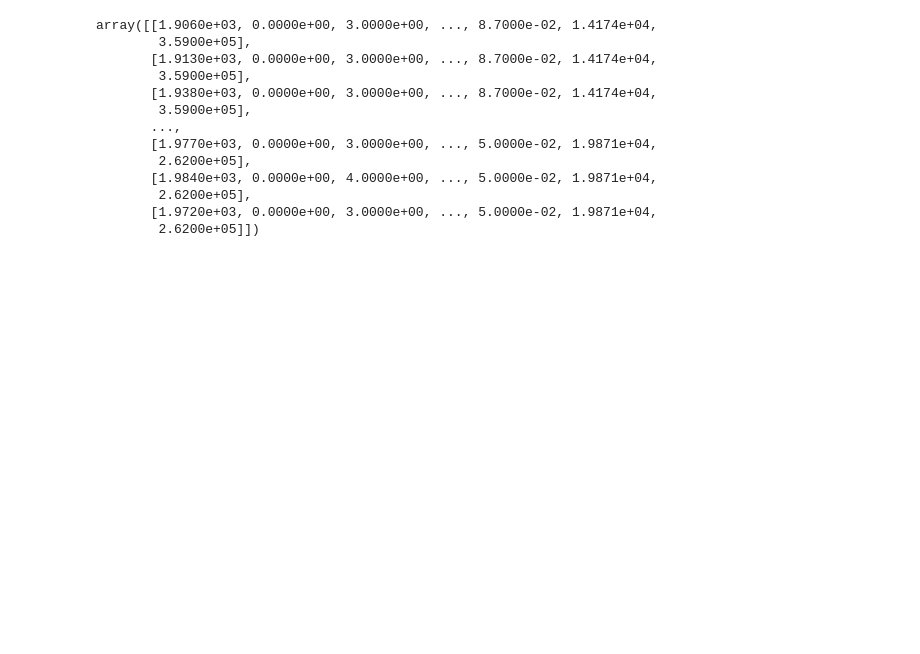
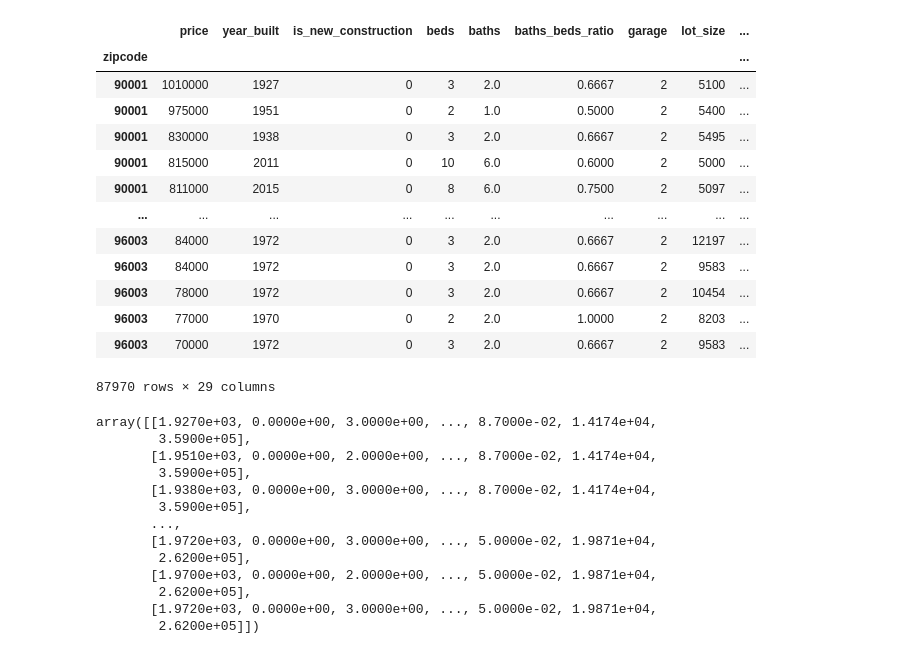
Before and after one commit to sakuraszy/STATS-170A-Group, a Jupyter notebook: Modeling/Baseline_knn.ipynb, the cells around one changed output. Saved outputs shown, nothing was run; the diff lists cells and outputs as text; code cells hidden in the pictures; blank space fills up the shorter version.

```diff
--- a/Modeling/Baseline_knn.ipynb
+++ b/Modeling/Baseline_knn.ipynb
@@ -31,18 +70,35 @@ data
+# %%
+df
+# %% [output]
+|  | price | year_built | is_new_construction | beds | baths | baths_beds_ratio | garage | lot_size | ... |
+| zipcode |  |  |  |  |  |  |  |  | ... |
+| 90001 | 1010000 | 1927 | 0 | 3 | 2.0 | 0.6667 | 2 | 5100 | ... |
+| 90001 | 975000 | 1951 | 0 | 2 | 1.0 | 0.5000 | 2 | 5400 | ... |
+| 90001 | 830000 | 1938 | 0 | 3 | 2.0 | 0.6667 | 2 | 5495 | ... |
+| 90001 | 815000 | 2011 | 0 | 10 | 6.0 | 0.6000 | 2 | 5000 | ... |
+| 90001 | 811000 | 2015 | 0 | 8 | 6.0 | 0.7500 | 2 | 5097 | ... |
+| ... | ... | ... | ... | ... | ... | ... | ... | ... | ... |
+| 96003 | 84000 | 1972 | 0 | 3 | 2.0 | 0.6667 | 2 | 12197 | ... |
+| 96003 | 84000 | 1972 | 0 | 3 | 2.0 | 0.6667 | 2 | 9583 | ... |
+| 96003 | 78000 | 1972 | 0 | 3 | 2.0 | 0.6667 | 2 | 10454 | ... |
+| 96003 | 77000 | 1970 | 0 | 2 | 2.0 | 1.0000 | 2 | 8203 | ... |
+| 96003 | 70000 | 1972 | 0 | 3 | 2.0 | 0.6667 | 2 | 9583 | ... |
+87970 rows × 29 columns
 # %%
-X = data.iloc[:, 1:].values
-y = data.iloc[:, 0].values
+X = df.iloc[:, 1:].values
+y = df.iloc[:, 0].values
 X
 # %% [output]
-array([[1.9060e+03, 0.0000e+00, 3.0000e+00, ..., 8.7000e-02, 1.4174e+04,
+array([[1.9270e+03, 0.0000e+00, 3.0000e+00, ..., 8.7000e-02, 1.4174e+04,
         3.5900e+05],
-       [1.9130e+03, 0.0000e+00, 3.0000e+00, ..., 8.7000e-02, 1.4174e+04,
+       [1.9510e+03, 0.0000e+00, 2.0000e+00, ..., 8.7000e-02, 1.4174e+04,
         3.5900e+05],
        [1.9380e+03, 0.0000e+00, 3.0000e+00, ..., 8.7000e-02, 1.4174e+04,
         3.5900e+05],
        ...,
-       [1.9770e+03, 0.0000e+00, 3.0000e+00, ..., 5.0000e-02, 1.9871e+04,
+       [1.9720e+03, 0.0000e+00, 3.0000e+00, ..., 5.0000e-02, 1.9871e+04,
         2.6200e+05],
-       [1.9840e+03, 0.0000e+00, 4.0000e+00, ..., 5.0000e-02, 1.9871e+04,
+       [1.9700e+03, 0.0000e+00, 2.0000e+00, ..., 5.0000e-02, 1.9871e+04,
         2.6200e+05],
        [1.9720e+03, 0.0000e+00, 3.0000e+00, ..., 5.0000e-02, 1.9871e+04,
         2.6200e+05]])
```
Also changed, not shown: parts of 12 cells of this notebook.
